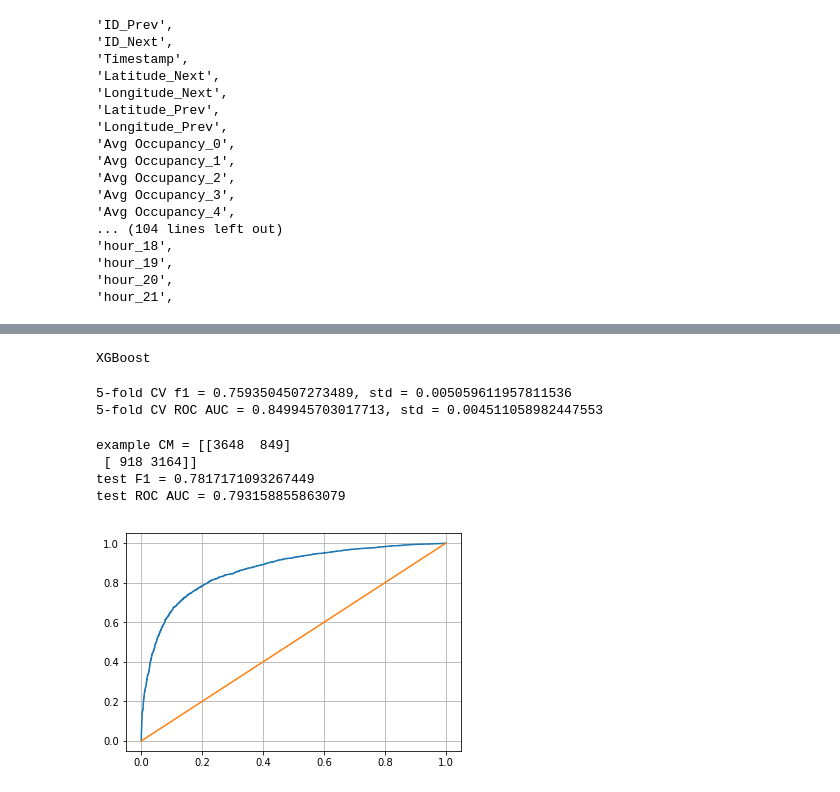
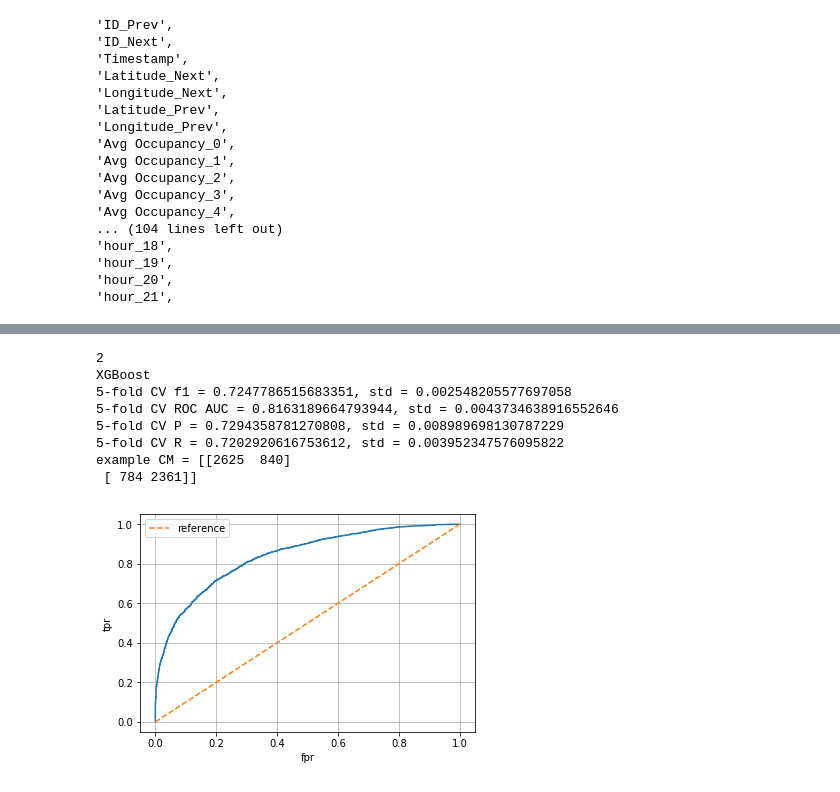
Before and after one commit to frolovconst/TC_w_ML, a Jupyter notebook: incidents_touch/accident_window_detection.ipynb, the cells around one changed output, grey strips where cells are left out. Saved outputs shown, nothing was run; the diff lists cells and outputs as text; code cells hidden in the pictures.

```diff
--- a/incidents_touch/accident_window_detection.ipynb
+++ b/incidents_touch/accident_window_detection.ipynb
@@ -950,3 +949,15 @@ test ROC AUC = 0.8232615090881537
+# %%
+nonext_clf, nonext_fpr, nonext_tpr = boost(dataset, Next_cols)
+# %% [output]
+2
+XGBoost
+5-fold CV f1 = 0.7247786515683351, std = 0.002548205577697058
+5-fold CV ROC AUC = 0.8163189664793944, std = 0.0043734638916552646
+5-fold CV P = 0.7294358781270808, std = 0.008989698130787229
+5-fold CV R = 0.7202920616753612, std = 0.003952347576095822
+example CM = [[2625  840]
+ [ 784 2361]]
+[figure, added]
 # %%
 for col in ['Avg Occupancy_0', 'Avg Occupancy_1', 'Avg Occupancy_2',
        'Avg Occupancy_3', 'Avg Occupancy_4', 'Avg Occupancy_5',
@@ -982,14 +993,3 @@ non_sq_cols = ['Avg Occupancy_0', 'Avg Occupancy_1', 'Avg Occupancy_2',
        'Total Flow_7', 'Total Flow_8', 'Total Flow_9', 'Total Flow_10',
        'Total Flow_11', 'Total Flow_12', 'Total Flow_13', 'Total Flow_14',
        'Total Flow_15']
-# %%
-boost(dataset)
-# %% [output]
-XGBoost
-5-fold CV f1 = 0.7593504507273489, std = 0.005059611957811536
-5-fold CV ROC AUC = 0.849945703017713, std = 0.004511058982447553
-example CM = [[3648  849]
- [ 918 3164]]
-test F1 = 0.7817171093267449
-test ROC AUC = 0.793158855863079
-[figure, removed]
```
Also changed, not shown: parts of 34 cells of this notebook, 1 other file.
